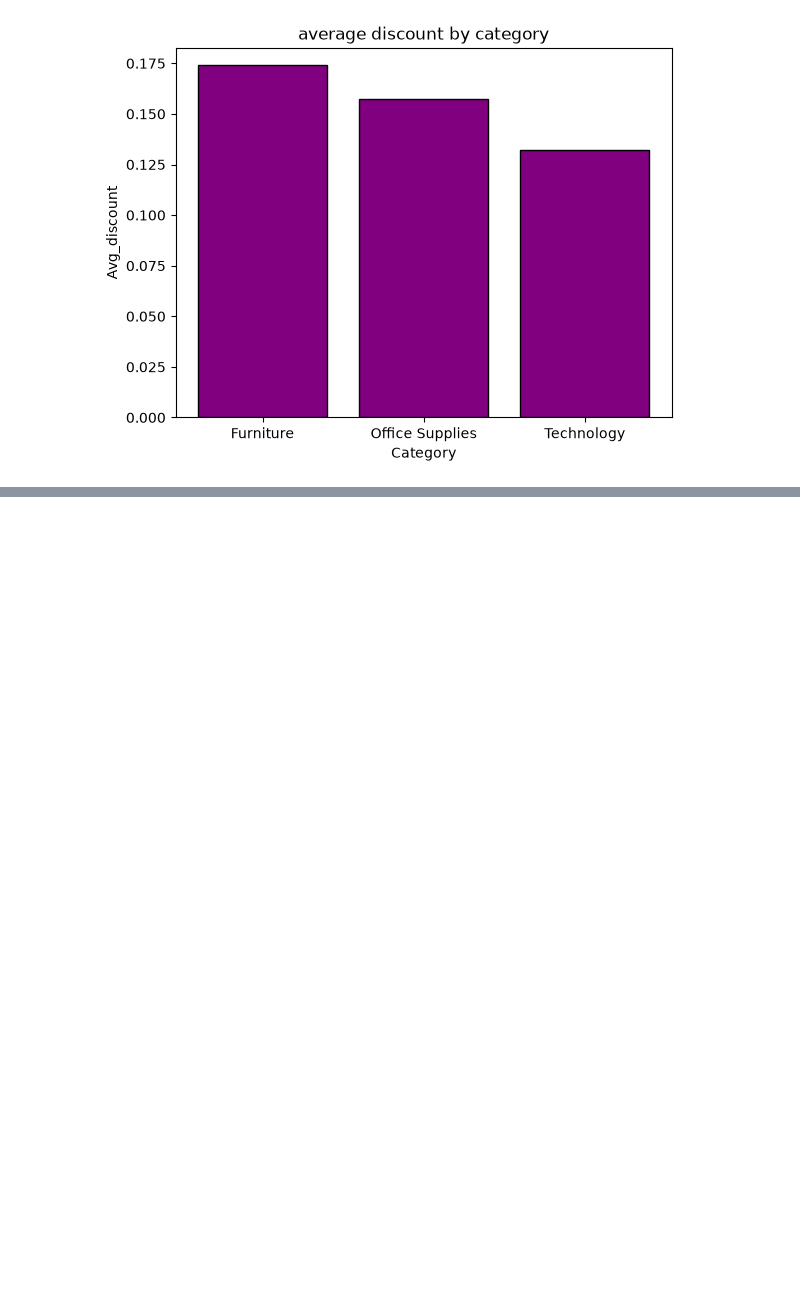
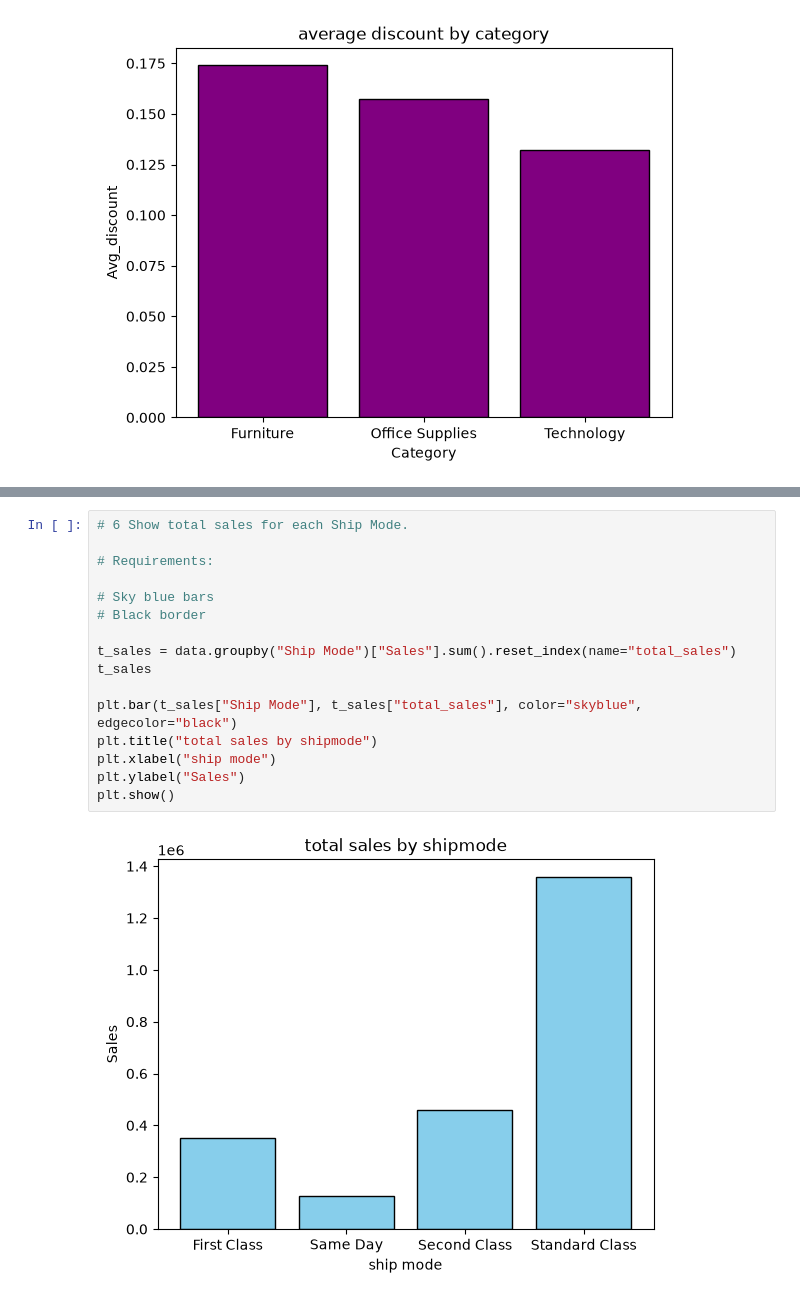
Before and after one commit to rohitdhamke/ml, a Jupyter notebook: matplotlib/practice.ipynb, the cells around one changed output, grey strips where cells are left out. Saved outputs shown, nothing was run; the diff lists cells and outputs as text; blank space fills up the shorter version.

```diff
--- a/matplotlib/practice.ipynb
+++ b/matplotlib/practice.ipynb
@@ -350,0 +367,18 @@ plt.show()
+# %%
+# 6 Show total sales for each Ship Mode.
+
+# Requirements:
+
+# Sky blue bars
+# Black border
+
+t_sales = data.groupby("Ship Mode")["Sales"].sum().reset_index(name="total_sales")
+t_sales
+
+plt.bar(t_sales["Ship Mode"], t_sales["total_sales"], color="skyblue", edgecolor="black")
+plt.title("total sales by shipmode")
+plt.xlabel("ship mode")
+plt.ylabel("Sales")
+plt.show()
+# %% [output]
+[figure, added]
```
Also changed, not shown: parts of 1 cell of this notebook.
